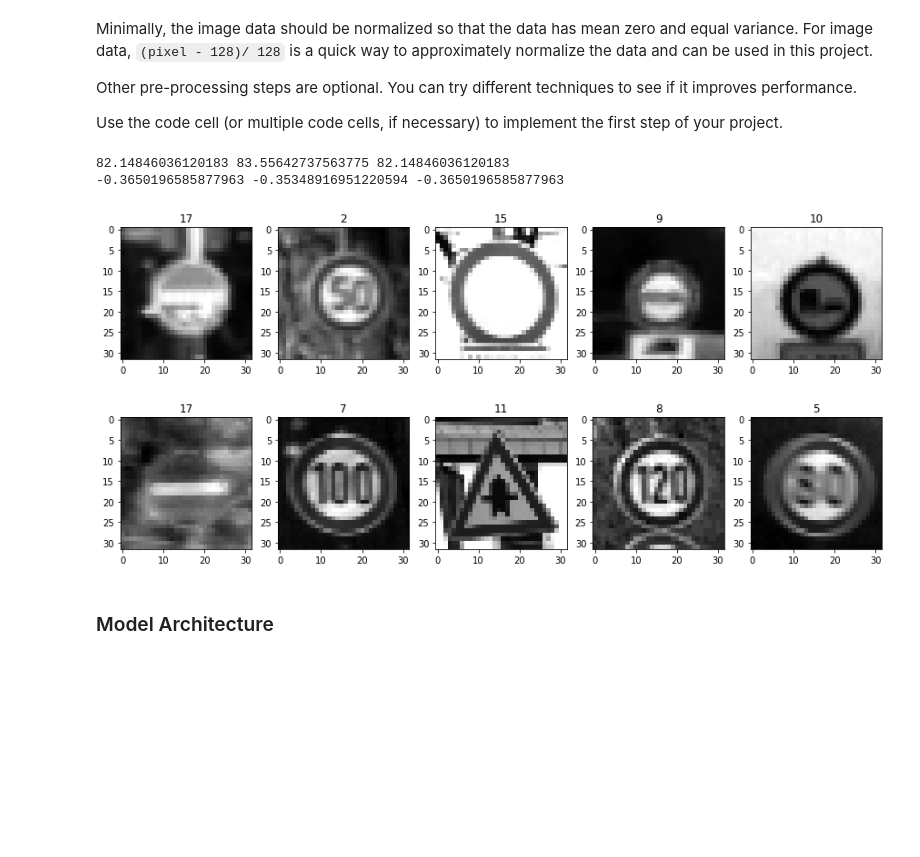
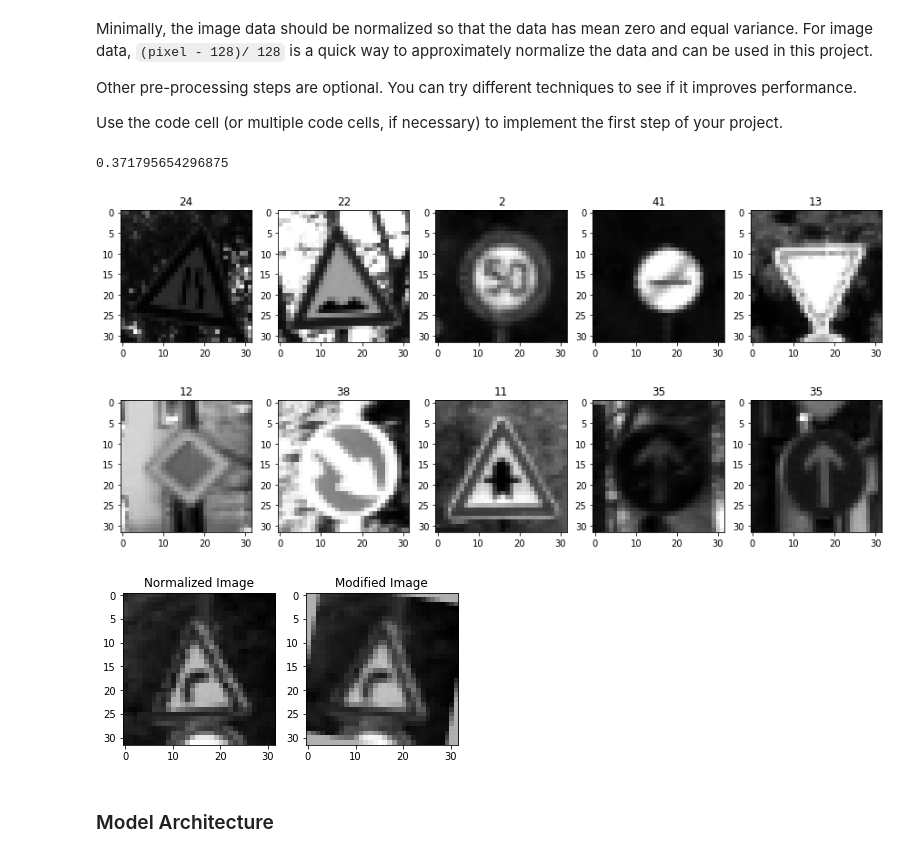
Before and after one commit to DmitriySemenov/SDCE_Project3_Traffic_Sign_Classifier, a Jupyter notebook: Traffic_Sign_Classifier.ipynb, the cells around one changed output. Saved outputs shown, nothing was run; the diff lists cells and outputs as text; code cells hidden in the pictures; blank space fills up the shorter version.

Commit message:
- Added function to modify images by shifting, rotating, and scaling them.

```diff
--- a/Traffic_Sign_Classifier.ipynb
+++ b/Traffic_Sign_Classifier.ipynb
@@ -226,41 +226,65 @@ def grayscale(image_data):
 def normalize(image_data):
     norm = (image_data-128.0)/128
     return norm
+
+def modify(img):
+    rows,cols = img.shape
+
+    # Shift
+    x_shift = random.randrange(-2,2,1)
+    y_shift = random.randrange(-2,2,1)
+    M_shift = np.float32([[1,0,x_shift],[0,1,y_shift]])
+    shifted_img = cv2.warpAffine(img,M_shift,(cols,rows))
+
+    # Rotation & Scaling
+    angle_rot = random.randrange(-15,15,1)
+    scale = random.uniform(0.9,1.1)
+    M_rot = cv2.getRotationMatrix2D((cols/2,rows/2),angle_rot,scale)
+    rotated_img = cv2.warpAffine(shifted_img,M_rot,(cols,rows))
+    outimg = rotated_img[:,:,np.newaxis]
+    return outimg
 
 X_train_g = grayscale(X_train)
 X_valid_g = grayscale(X_valid)
 X_test_g = grayscale(X_test)
 
 # Show grayscaled images
 img_count = 5
 plt.figure(1, figsize=(15,15))
 for i in range(img_count):
     sub = plt.subplot(1,img_count,i+1)
     img_num = random.randrange(n_test)
     plt.imshow(X_test_g[img_num].squeeze(), cmap='gray')
     sub.set_title(y_test[img_num])
 
 X_train_n = normalize(X_train_g)
 X_valid_n = normalize(X_valid_g)
 X_test_n = normalize(X_test_g)
 
 # Show normalized images
 img_count = 5
 plt.figure(2, figsize=(15,15))
 for i in range(img_count):
     sub = plt.subplot(1,img_count,i+1)
     img_num = random.randrange(n_test)
     plt.imshow(X_test_n[img_num].squeeze(), cmap='gray')
     sub.set_title(y_test[img_num])
 
-# Show means of original and normalized data
-print(np.mean(X_test), np.mean(X_valid), np.mean(X_test))
-print(np.mean(X_test_n), np.mean(X_valid_n), np.mean(X_test_n))
+# Show modified image
+plt.figure(3)
+sub1 = plt.subplot(1,2,1)
+img_num = random.randrange(n_test)
+plt.imshow(X_test_n[img_num].squeeze(),cmap='gray')
+sub1.set_title('Normalized Image')
+sub2 = plt.subplot(1,2,2)
+modified = modify(X_test_n[img_num].squeeze())
+plt.imshow(modified.squeeze(),cmap='gray')
+sub2.set_title('Modified Image')
 # %% [output]
-82.14846036120183 83.55642737563775 82.14846036120183
--0.3650196585877963 -0.35348916951220594 -0.3650196585877963
+0.371795654296875
-[figure, old version]
+[figure, new version]
-[figure, old version]
+[figure, new version]
+[figure, added]
 # %% [markdown]
 ### Model Architecture
 # %%
```
Also changed, not shown: parts of 1 cell of this notebook.
